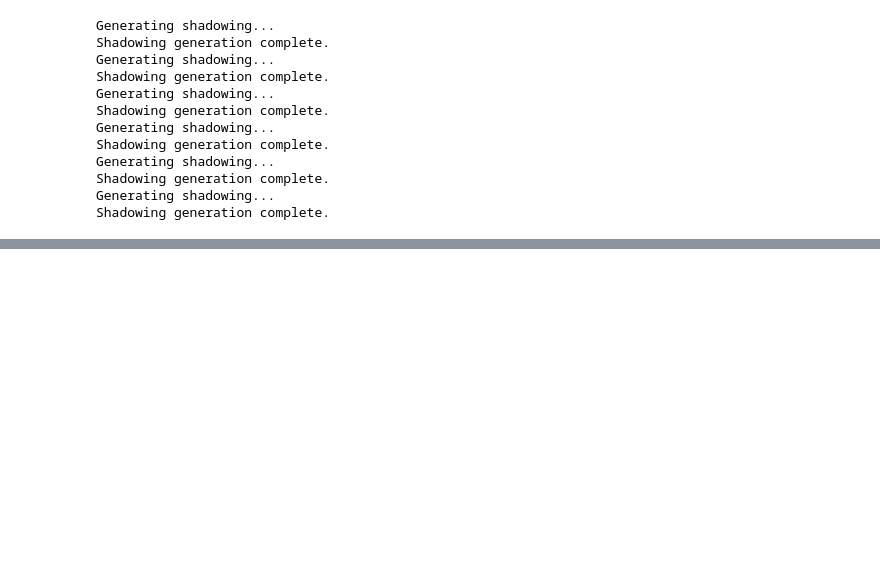
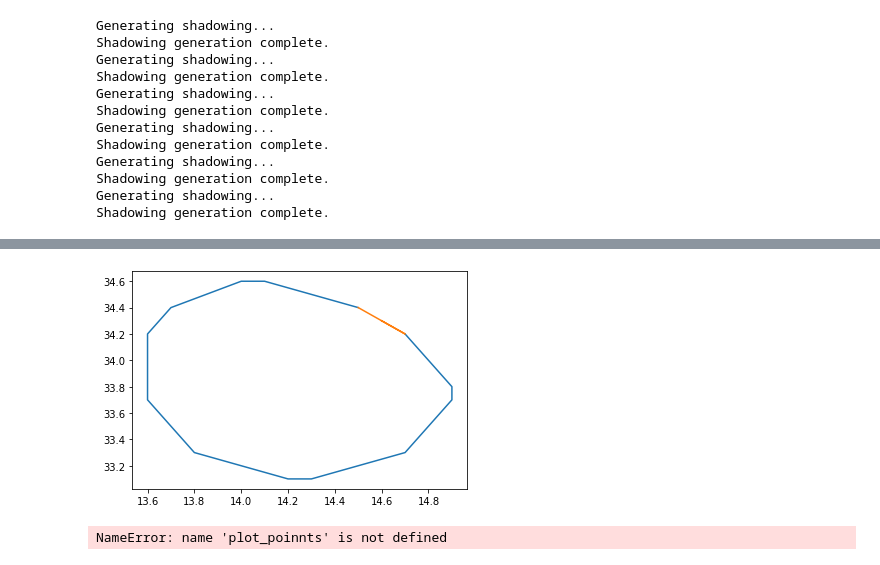
Before and after one commit to zhiyunjiang/CommMotionPlanning, a Jupyter notebook: python/touring_relay/regional_decomposition.ipynb, the cells around one changed output, grey strips where cells are left out. Cells and saved outputs as stored; diff of their text form; code cells hidden in the pictures; blank space fills up the shorter version.

```diff
--- a/python/touring_relay/regional_decomposition.ipynb
+++ b/python/touring_relay/regional_decomposition.ipynb
@@ -301,0 +547,15 @@ plt.show()
+# %%
+
+poly1 = completes[0]
+poly1.make_cc()
+#ok now we have to try to figure out this very bad boi
+# shapes = cgal_partition.hertel_mehlhorn(poly1.as_np_array())
+shapes = cgal_partition.optmal_convex_parition(poly1.as_np_array())
+for shape in shapes:
+    plt.plot(shape[:,0], shape[:,1])
+# %% [output]
+[figure, added]
+# %%
+poly1.plot()
+# %% [output]
+NameError: name 'plot_poinnts' is not defined
```
Also changed, not shown: parts of 15 cells of this notebook, 15 other files.
